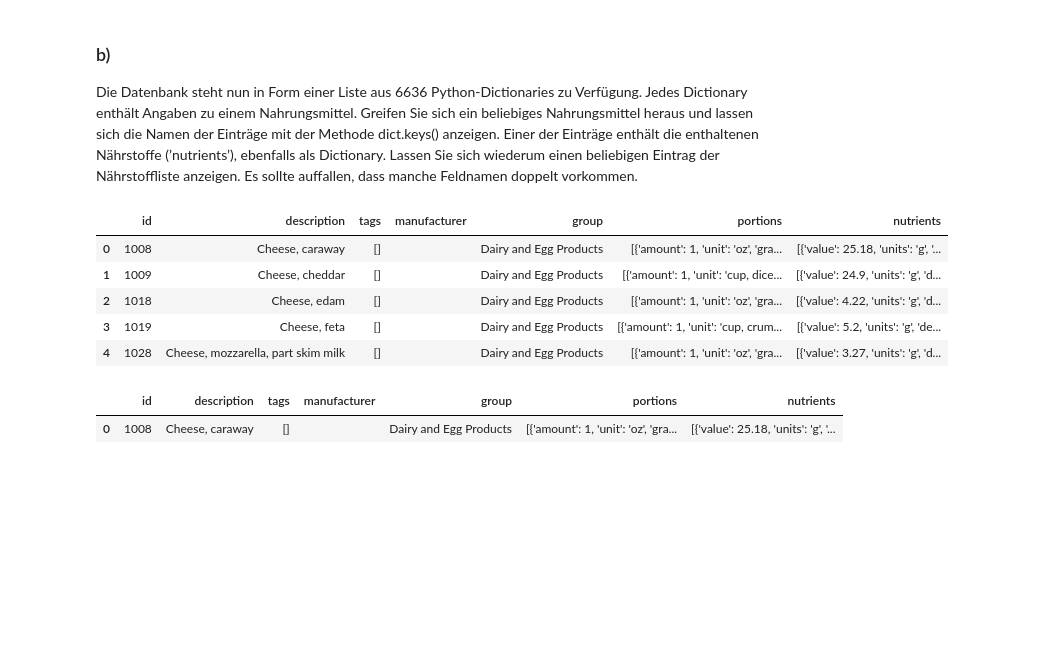
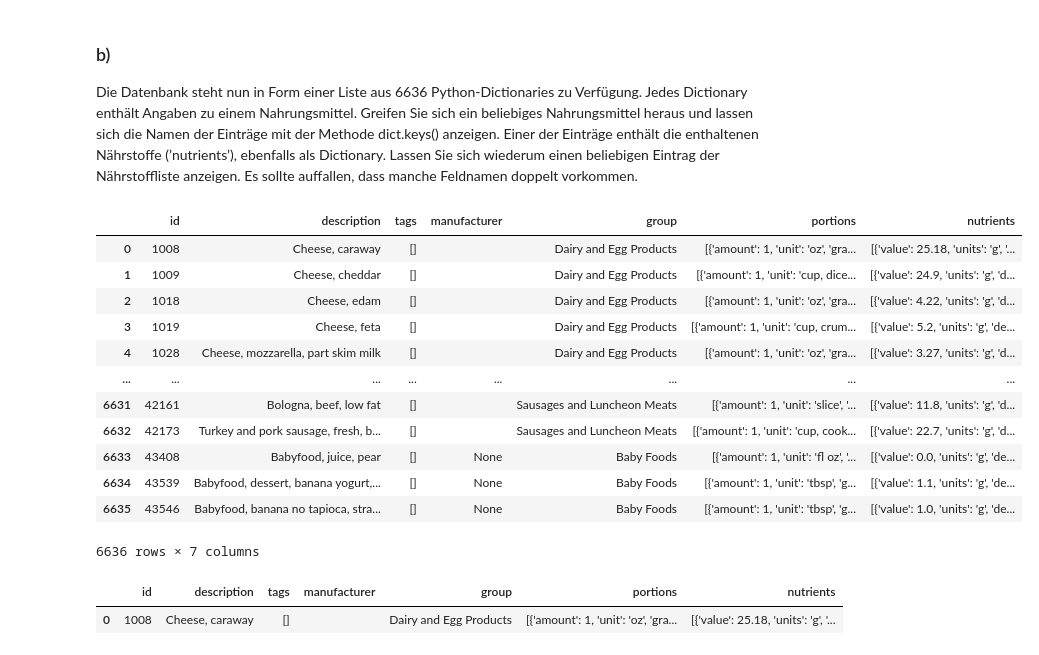
Before and after one commit to LasterSlaster/ML_A2, a Jupyter notebook: Aufgabe1.ipynb, the cells around one changed output. Drawn from its saved outputs; the diff is of its cells as text; code cells hidden in the pictures; blank space fills up the shorter version.

```diff
--- a/Aufgabe1.ipynb
+++ b/Aufgabe1.ipynb
@@ -122,14 +122,21 @@ anzeigen. Einer der Einträge enthält die enthaltenen Nährstoffe (’nutrients
 Dictionary. Lassen Sie sich wiederum einen beliebigen Eintrag der Nährstoffliste anzeigen.
 Es sollte auffallen, dass manche Feldnamen doppelt vorkommen.
 # %%
-foods.head()
+foods
 # %% [output]
 |  | id | description | tags | manufacturer | group | portions | nutrients |
 | 0 | 1008 | Cheese, caraway | [] |  | Dairy and Egg Products | [{'amount': 1, 'unit': 'oz', 'gra... | [{'value': 25.18, 'units': 'g', '... |
 | 1 | 1009 | Cheese, cheddar | [] |  | Dairy and Egg Products | [{'amount': 1, 'unit': 'cup, dice... | [{'value': 24.9, 'units': 'g', 'd... |
 | 2 | 1018 | Cheese, edam | [] |  | Dairy and Egg Products | [{'amount': 1, 'unit': 'oz', 'gra... | [{'value': 4.22, 'units': 'g', 'd... |
 | 3 | 1019 | Cheese, feta | [] |  | Dairy and Egg Products | [{'amount': 1, 'unit': 'cup, crum... | [{'value': 5.2, 'units': 'g', 'de... |
 | 4 | 1028 | Cheese, mozzarella, part skim milk | [] |  | Dairy and Egg Products | [{'amount': 1, 'unit': 'oz', 'gra... | [{'value': 3.27, 'units': 'g', 'd... |
+| ... | ... | ... | ... | ... | ... | ... | ... |
+| 6631 | 42161 | Bologna, beef, low fat | [] |  | Sausages and Luncheon Meats | [{'amount': 1, 'unit': 'slice', '... | [{'value': 11.8, 'units': 'g', 'd... |
+| 6632 | 42173 | Turkey and pork sausage, fresh, b... | [] |  | Sausages and Luncheon Meats | [{'amount': 1, 'unit': 'cup, cook... | [{'value': 22.7, 'units': 'g', 'd... |
+| 6633 | 43408 | Babyfood, juice, pear | [] | None | Baby Foods | [{'amount': 1, 'unit': 'fl oz', '... | [{'value': 0.0, 'units': 'g', 'de... |
+| 6634 | 43539 | Babyfood, dessert, banana yogurt,... | [] | None | Baby Foods | [{'amount': 1, 'unit': 'tbsp', 'g... | [{'value': 1.1, 'units': 'g', 'de... |
+| 6635 | 43546 | Babyfood, banana no tapioca, stra... | [] | None | Baby Foods | [{'amount': 1, 'unit': 'tbsp', 'g... | [{'value': 1.0, 'units': 'g', 'de... |
+6636 rows × 7 columns
 # %%
 foods.loc[[0]]
 # %% [output]
```
Also changed, not shown: parts of 8 cells of this notebook.
